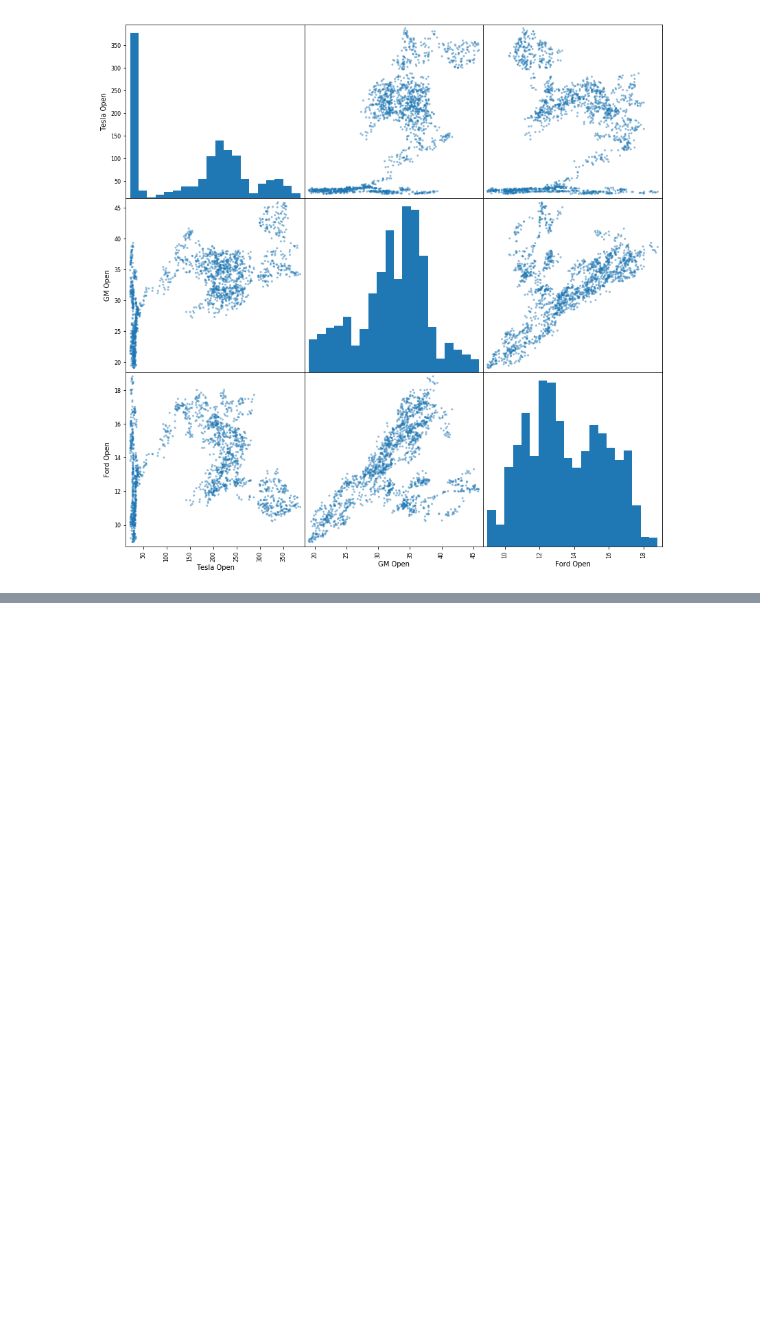
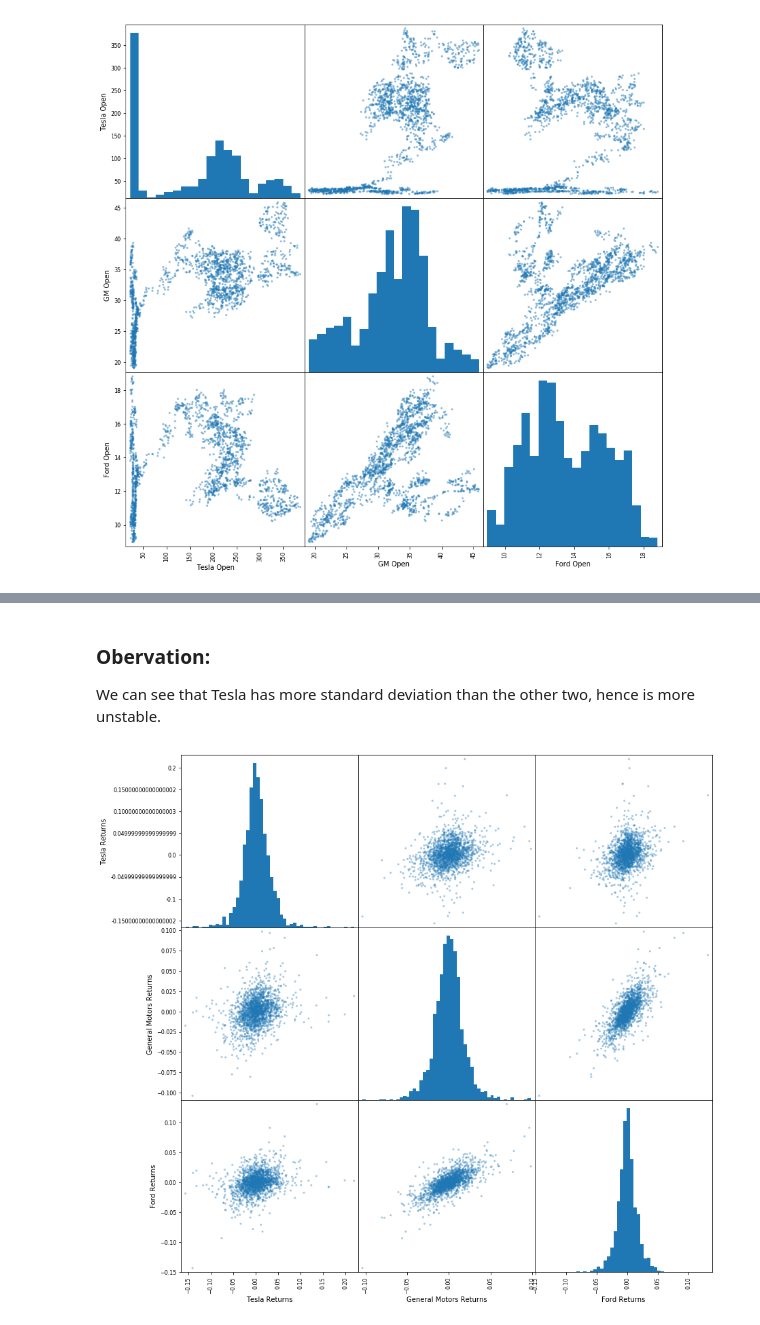
Before and after one commit to maykulkarni/algo_trading, a Jupyter notebook: 2. Stock Market Analysis.ipynb, the cells around one changed output, grey strips where cells are left out. Drawn from its saved outputs; the diff is of its cells as text; code cells hidden in the pictures; blank space fills up the shorter version.

```diff
--- a/2. Stock Market Analysis.ipynb
+++ b/2. Stock Market Analysis.ipynb
@@ -118,0 +150,9 @@ There is clearly positive correlation between General Motors and Ford's stocks
+# %% [markdown]
+### Obervation:
+We can see that Tesla has more standard deviation than the other two, hence is more unstable.
+# %%
+returns_matrix = pd.concat([tesla["returns"], gm["returns"], ford["returns"]], axis=1)
+returns_matrix.columns = ["Tesla Returns", "General Motors Returns", "Ford Returns"]
+scatter_matrix(returns_matrix, figsize=(14, 14), alpha=0.4, hist_kwds={"bins": 50});
+# %% [output]
+[figure, added]
```
Also changed, not shown: parts of 6 cells of this notebook.
